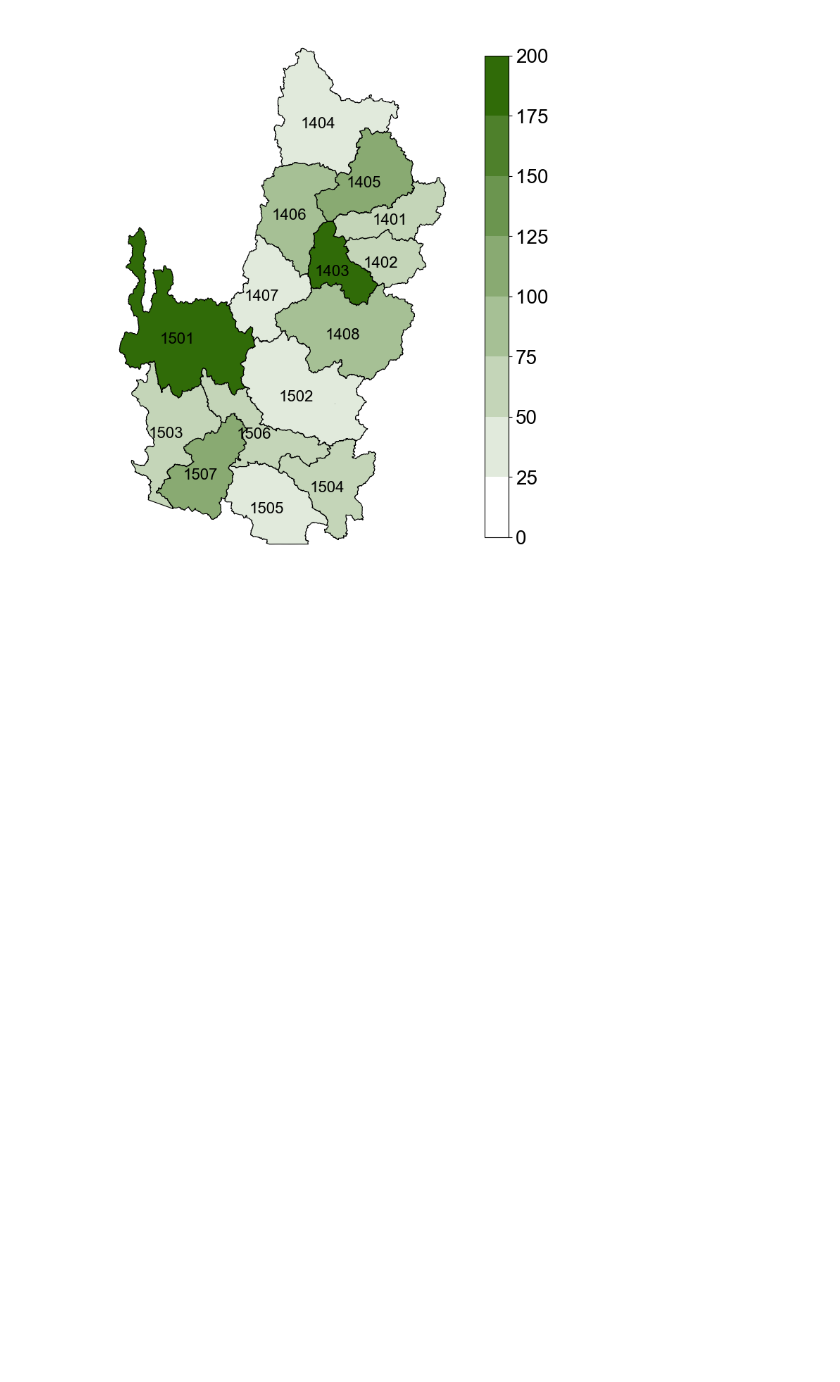
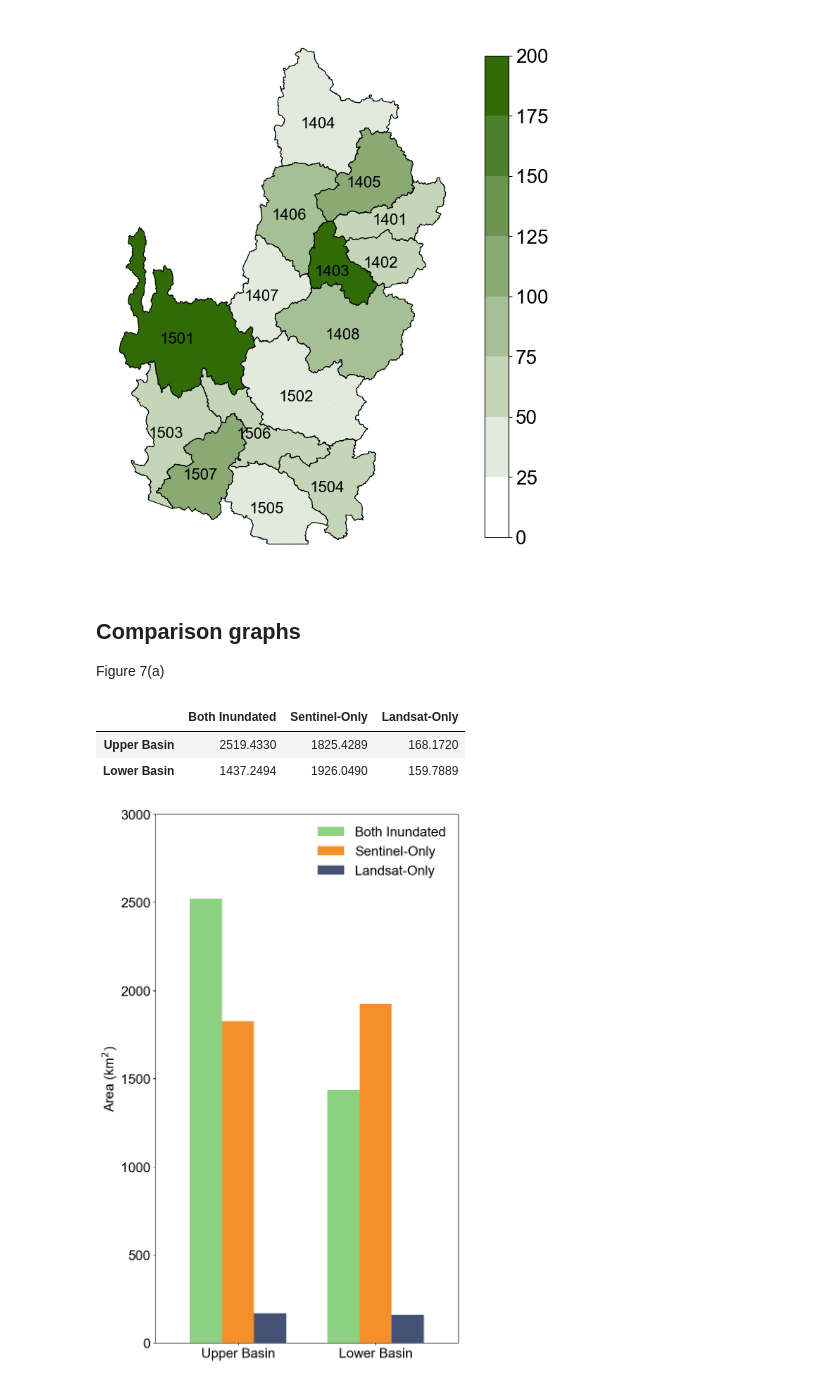
Before and after one commit to ppuentex/detection_comparison-CRB, a Jupyter notebook: results/generate_figures.ipynb, the cells around one changed output. Drawn from its saved outputs; the diff is of its cells as text; code cells hidden in the pictures; blank space fills up the shorter version.

```diff
--- a/results/generate_figures.ipynb
+++ b/results/generate_figures.ipynb
@@ -174,3 +177,6 @@ plt.savefig('../results/figures/fig3c_percent_change.jpg', bbox_inches='tight',
 plt.show()
 # %% [output]
 [figure]
+# %% [markdown]
+## Comparison graphs
+Figure 7(a)
@@ -176,0 +198,52 @@ plt.show()
+# %%
+#break into upper and lower basin
+upper_count_df = pixel_count[pixel_count['huc4'].isin(upper_huc_list)]
+lower_count_df = pixel_count[pixel_count['huc4'].isin(lower_huc_list)]
+
+#sum
+ucrb_sum_inundated = upper_count_df['both_inundated_area'].sum()
+lcrb_sum_inundated = lower_count_df['both_inundated_area'].sum()
+
+ucrb_sum_landsat_only = upper_count_df['landsat_only_area'].sum()
+lcrb_sum_landsat_only = lower_count_df['landsat_only_area'].sum()
+
+ucrb_sum_sentinel_only = upper_count_df['sentinel_only_area'].sum()
+lcrb_sum_sentinel_only = lower_count_df['sentinel_only_area'].sum()
+# %%
+#Construct the DataFrame
+data = {
+    'Both Inundated': [ucrb_sum_inundated, lcrb_sum_inundated],
+    'Sentinel-Only': [ucrb_sum_sentinel_only, lcrb_sum_sentinel_only],
+    'Landsat-Only': [ucrb_sum_landsat_only, lcrb_sum_landsat_only]
+}
+
+index = ['Upper Basin', 'Lower Basin']
+df_plot = pd.DataFrame(data, index=index)
+# %%
+df_plot
+# %% [output]
+|  | Both Inundated | Sentinel-Only | Landsat-Only |
+| Upper Basin | 2519.4330 | 1825.4289 | 168.1720 |
+| Lower Basin | 1437.2494 | 1926.0490 | 159.7889 |
+# %%
+plt.rcParams.update({'font.size': 20})
+plt.rcParams['font.family'] = 'sans-serif'
+plt.rcParams['font.sans-serif'] = ['Calibri', 'Arial', 'DejaVu Sans']
+
+color = ["#8ed081", '#F58F29', '#435274']
+
+custom_labels = ['Both Inundated', 'Sentinel-Only', 'Landsat-Only']
+
+ax = df_plot.plot(kind='bar', figsize=(8, 12), width=0.7, color = color)
+
+
+plt.ylabel('Area (km$^2$)')
+plt.ylim(0, 3000)
+plt.xticks(rotation=0)
+plt.legend(labels = custom_labels,frameon = False)
+plt.tight_layout()
+
+plt.savefig('../results/figures/fig7a_pixel_count_bars.jpg', bbox_inches ='tight', dpi = 600)
+plt.show()
+# %% [output]
+[figure, added]
```
Also changed, not shown: parts of 13 cells of this notebook, 4 other files.
